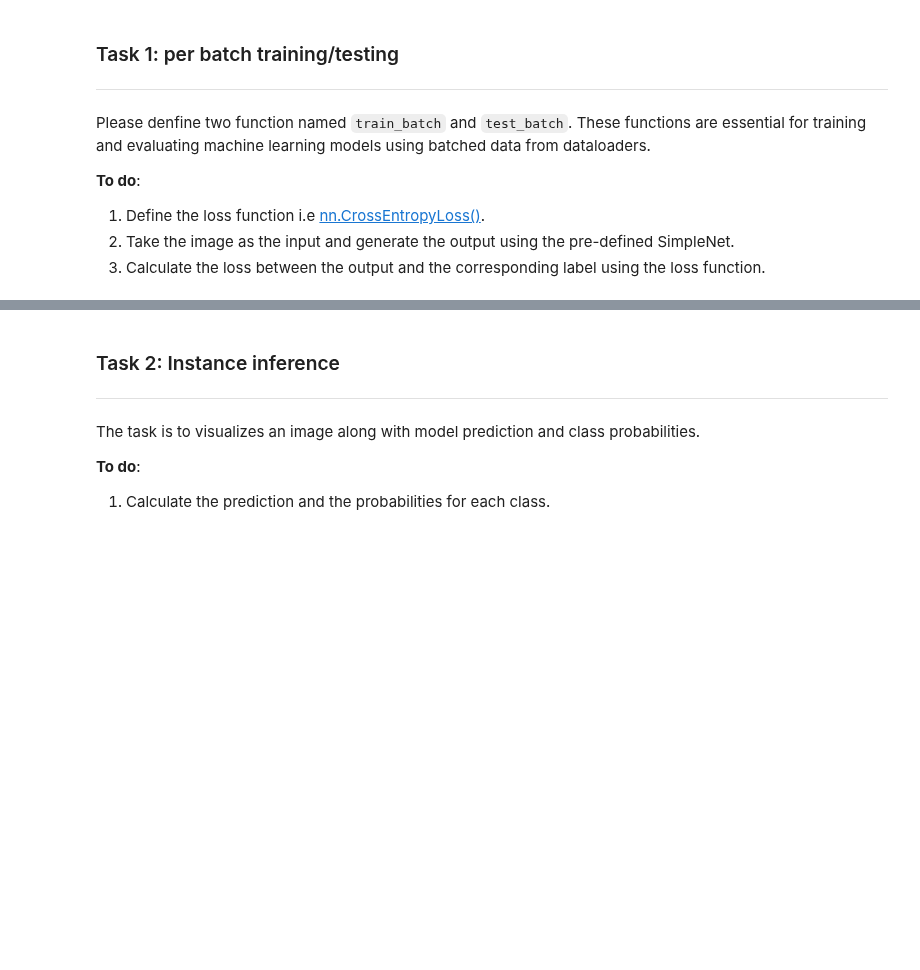
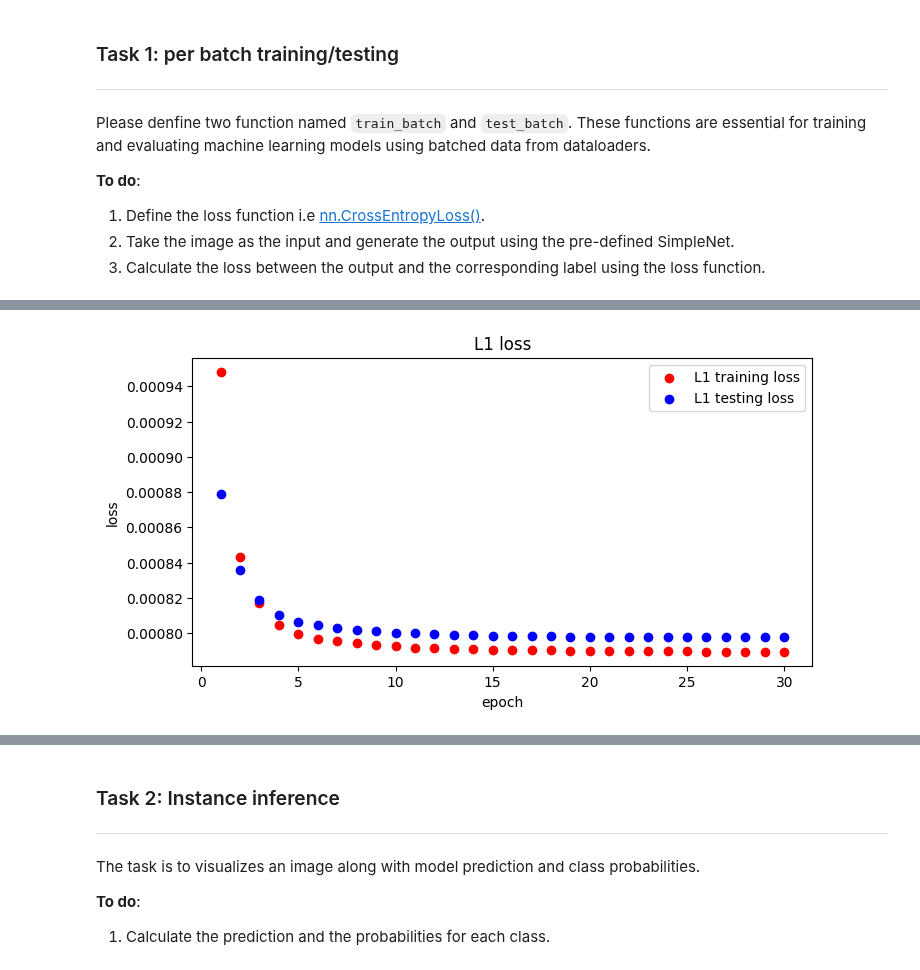
Before and after one commit to SustechSTA303/STA303-Assignment01, a Jupyter notebook: Assignment01.ipynb, the cells around one changed output, grey strips where cells are left out. Drawn from its saved outputs; the diff is of its cells as text; code cells hidden in the pictures; blank space fills up the shorter version.

```diff
--- a/Assignment01.ipynb
+++ b/Assignment01.ipynb
@@ -32,12 +32,12 @@ NUM_CLASS = 10
 
 # Training
 BATCH_SIZE = 128
-NUM_EPOCHS = 30
+NUM_EPOCHS = 30 # Number of Epoches
 EVAL_INTERVAL=1
 SAVE_DIR = './log'
 
 # Optimizer
-LEARNING_RATE = 1e-1
+LEARNING_RATE = 1e-3
 MOMENTUM = 0.9
 STEP=5
 GAMMA=0.5
@@ -118,0 +148,7 @@ criterion =
+# %%
+##################### Write your answer here ##################
+criterion_L1 = nn.L1Loss()
+criterion_CE = nn.CrossEntropyLoss()
+criterion_F_oneHalf = FocalLoss(alpha=0.25, gamma=0.5)
+criterion_F_2 = FocalLoss(alpha=0.25, gamma=2)
+###############################################################
@@ -119,5 +157,5 @@ criterion =
 # %%
-def train_batch(model, image, target):
+def train_batch_L1(model, image, target):
     """
     Perform one training batch iteration.
 
@@ -132,14 +170,14 @@ def train_batch(model, image, target):
     """
 
     ##################### Write your answer here ##################
-    output =
-    loss =
+    output = model(image)
+    loss = criterion_L1(output,target)
     ###############################################################
 
     return output, loss
 # %%
 
-def test_batch(model, image, target):
+def test_batch_L1(model, image, target):
     """
     Perform one testing batch iteration.
 
@@ -154,8 +192,8 @@ def test_batch(model, image, target):
     """
 
     ##################### Write your answer here ##################
-    output =
-    loss =
+    output = model(image)
+    loss = criterion_L1(output,target)
     ###############################################################
 
     return output, loss
@@ -163,0 +319,23 @@ def test_batch(model, image, target):
+# %%
+import matplotlib.pyplot as plt
+import numpy as np
+
+numbers_range = range(1, NUM_EPOCHS+1)
+numbers_list = list(numbers_range)
+
+plt.figure(figsize=(8, 4))
+plt.scatter(numbers_range,  # 横坐标
+            training_loss_L1,  # 纵坐标
+            c='red',  # 点的颜色
+            label='L1 training loss')  # 标签 即为点代表的意思
+plt.scatter(numbers_range,  # 横坐标
+            testing_loss_L1,  # 纵坐标
+            c='blue',  # 点的颜色
+            label='L1 testing loss')  # 标签 即为点代表的意思
+plt.title('L1 loss')
+plt.xlabel('epoch')
+plt.ylabel('loss')
+plt.legend()  # 显示图例
+plt.show()
+# %% [output]
+[figure, added]
```
Also changed, not shown: parts of 38 cells of this notebook, 16 other files.
